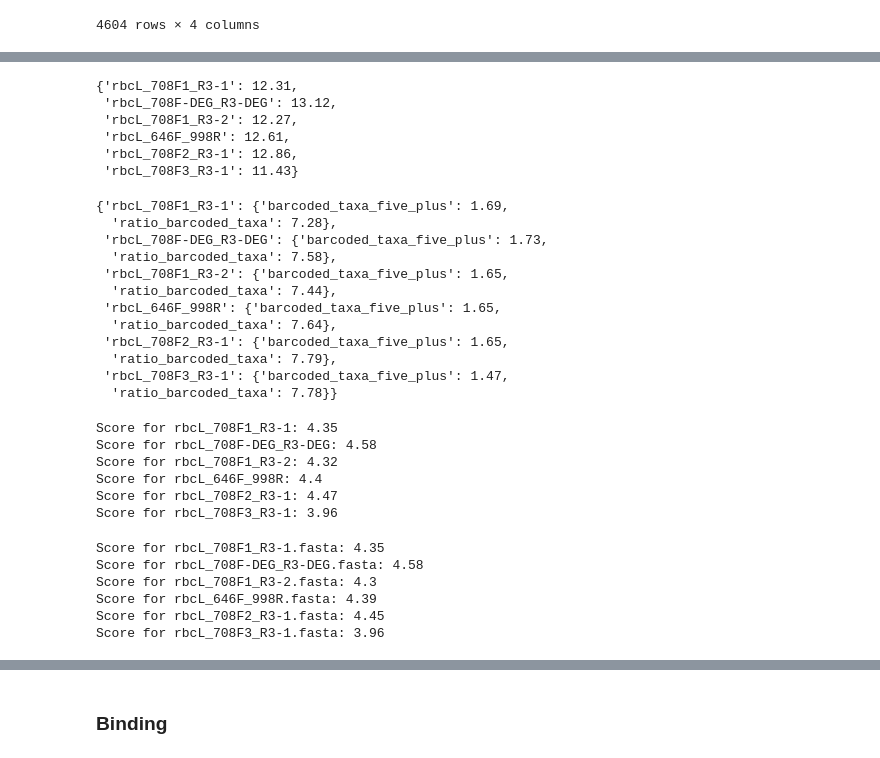
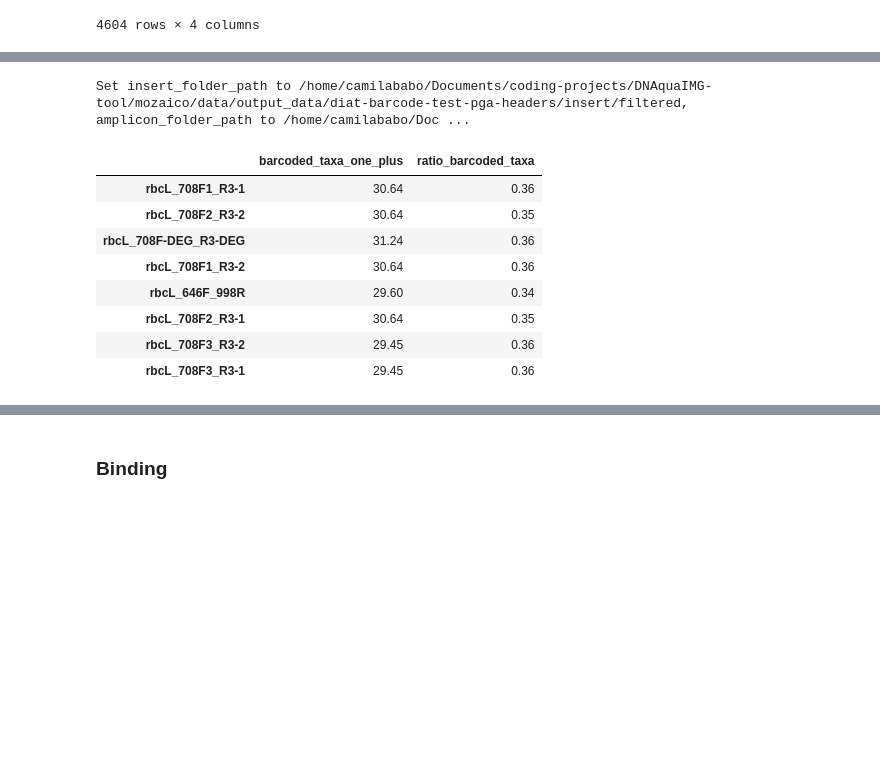
Before and after one commit to CIBIO-BU/mozaiko, a Jupyter notebook: draft.ipynb, the cells around one changed output, grey strips where cells are left out. Cells and saved outputs as stored; diff of their text form; code cells hidden in the pictures; blank space fills up the shorter version.

```diff
--- a/draft.ipynb
+++ b/draft.ipynb
@@ -428,62 +421,22 @@ upt_dict = otl_h.add_sequences_not_in_silico_amplified_but_in_otl_with_value_as_
-# %%
-cls.calculate_percentage_of_taxa_w_x_barcodes()
-# %% [output]
-{'rbcL_708F1_R3-1': 12.31,
- 'rbcL_708F-DEG_R3-DEG': 13.12,
- 'rbcL_708F1_R3-2': 12.27,
- 'rbcL_646F_998R': 12.61,
- 'rbcL_708F2_R3-1': 12.86,
- 'rbcL_708F3_R3-1': 11.43}
-# %%
-cls.barcoded_taxa_ratio()
-# %% [output]
-{'rbcL_708F1_R3-1': {'barcoded_taxa_five_plus': 1.69,
-  'ratio_barcoded_taxa': 7.28},
- 'rbcL_708F-DEG_R3-DEG': {'barcoded_taxa_five_plus': 1.73,
-  'ratio_barcoded_taxa': 7.58},
- 'rbcL_708F1_R3-2': {'barcoded_taxa_five_plus': 1.65,
-  'ratio_barcoded_taxa': 7.44},
- 'rbcL_646F_998R': {'barcoded_taxa_five_plus': 1.65,
-  'ratio_barcoded_taxa': 7.64},
- 'rbcL_708F2_R3-1': {'barcoded_taxa_five_plus': 1.65,
-  'ratio_barcoded_taxa': 7.79},
- 'rbcL_708F3_R3-1': {'barcoded_taxa_five_plus': 1.47,
-  'ratio_barcoded_taxa': 7.78}}
 # %%
-from src.marker_scoring.metrics_system import ReferenceDatabaseQuality
-import os
+from src.marker_scoring.metrics_system import MetricsSystemExecutor
 
-output_folder = "/home/camilababo/Documents/coding-projects/DNAquaIMG-tool/DNAquaIMG/data/output_data/diat-barcode/all_inserts"
+output_folder = "/home/camilababo/Documents/coding-projects/DNAquaIMG-tool/mozaico/data/output_data/diat-barcode-test-pga-headers"
+otl1 = "/home/camilababo/Documents/DNAquaIMG/countries-otls/harmonized/dia/Portugal_taxonlist_diatoms_harmonized.tsv"
 
-otl1 = "/home/camilababo/Documents/coding-projects/DNAquaIMG-tool/DNAquaIMG/data/input_data/france_taxonlist.tsv"
-
-for filename in os.listdir(output_folder):
-    if filename.endswith(".fasta"):
-        fasta_file = os.path.join(output_folder, filename)
-        cls = ReferenceDatabaseQuality(fasta_file, otl1)
-        score = cls.barcode_coverage_score()
-        filename = filename.split(".")[0]
-        print(f"Score for {filename}: {score}")
+cls = MetricsSystemExecutor(results_folder=output_folder, otl=otl1, primer_table='/home/camilababo/Documents/coding-projects/DNAquaIMG-tool/mozaico/data/input_data/diat-barcode-primers.tsv')
 # %% [output]
-Score for rbcL_708F1_R3-1: 4.35
-Score for rbcL_708F-DEG_R3-DEG: 4.58
-Score for rbcL_708F1_R3-2: 4.32
-Score for rbcL_646F_998R: 4.4
-Score for rbcL_708F2_R3-1: 4.47
-Score for rbcL_708F3_R3-1: 3.96
+Set insert_folder_path to /home/camilababo/Documents/coding-projects/DNAquaIMG-tool/mozaico/data/output_data/diat-barcode-test-pga-headers/insert/filtered, amplicon_folder_path to /home/camilababo/Doc ...
-# %%
-otl2 = "/home/camilababo/Documents/coding-projects/DNAquaIMG-tool/DNAquaIMG/data/input_data/Germany_phylib_taxonlist.tsv"
-
-for filename in os.listdir(output_folder):
-    if filename.endswith(".fasta"):
-        fasta_file = os.path.join(output_folder, filename)
-        cls = ReferenceDatabaseQuality(fasta_file, otl2)
-        score = cls.barcode_coverage_score()
-        print(f"Score for {filename}: {score}")
-# %% [output]
-Score for rbcL_708F1_R3-1.fasta: 4.35
-Score for rbcL_708F-DEG_R3-DEG.fasta: 4.58
-Score for rbcL_708F1_R3-2.fasta: 4.3
-Score for rbcL_646F_998R.fasta: 4.39
-Score for rbcL_708F2_R3-1.fasta: 4.45
-Score for rbcL_708F3_R3-1.fasta: 3.96
+# %%
+abc = cls.get_reference_database_quality()
+abc
+# %% [output]
+|  | barcoded_taxa_one_plus | ratio_barcoded_taxa |
+| rbcL_708F1_R3-1 | 30.64 | 0.36 |
+| rbcL_708F2_R3-2 | 30.64 | 0.35 |
+| rbcL_708F-DEG_R3-DEG | 31.24 | 0.36 |
+| rbcL_708F1_R3-2 | 30.64 | 0.36 |
+| rbcL_646F_998R | 29.60 | 0.34 |
+| rbcL_708F2_R3-1 | 30.64 | 0.35 |
+| rbcL_708F3_R3-2 | 29.45 | 0.36 |
+| rbcL_708F3_R3-1 | 29.45 | 0.36 |
```
Also changed, not shown: parts of 17 cells of this notebook, 7 other files.
